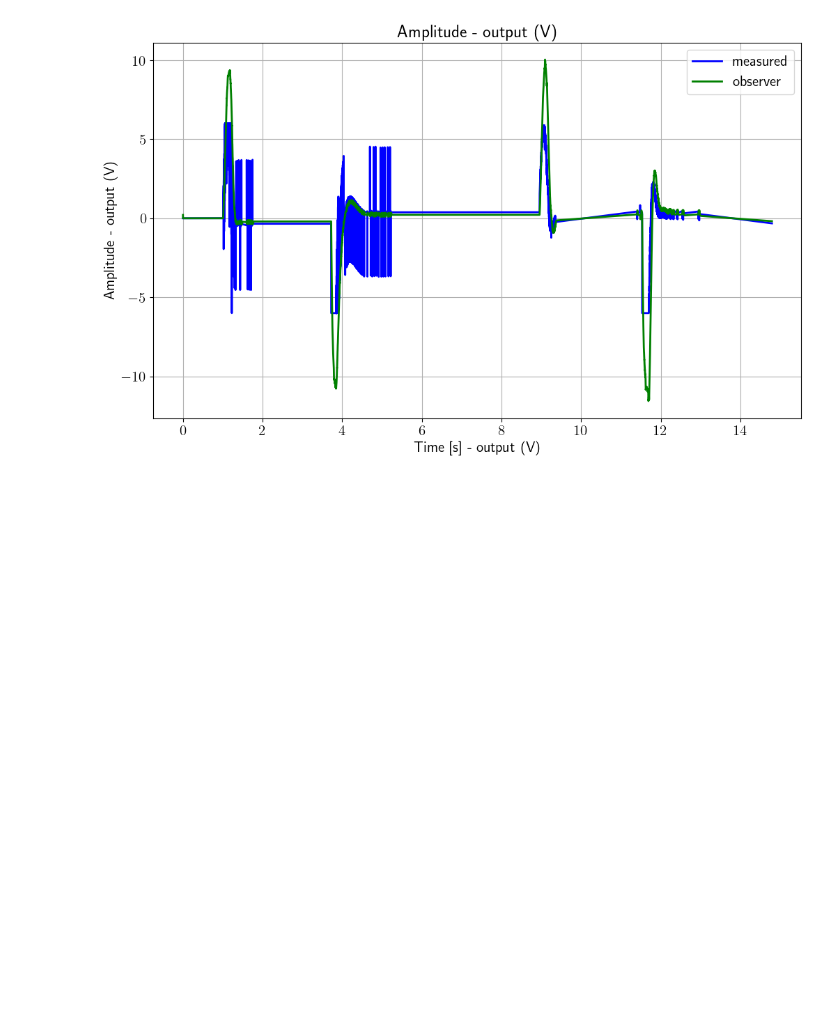
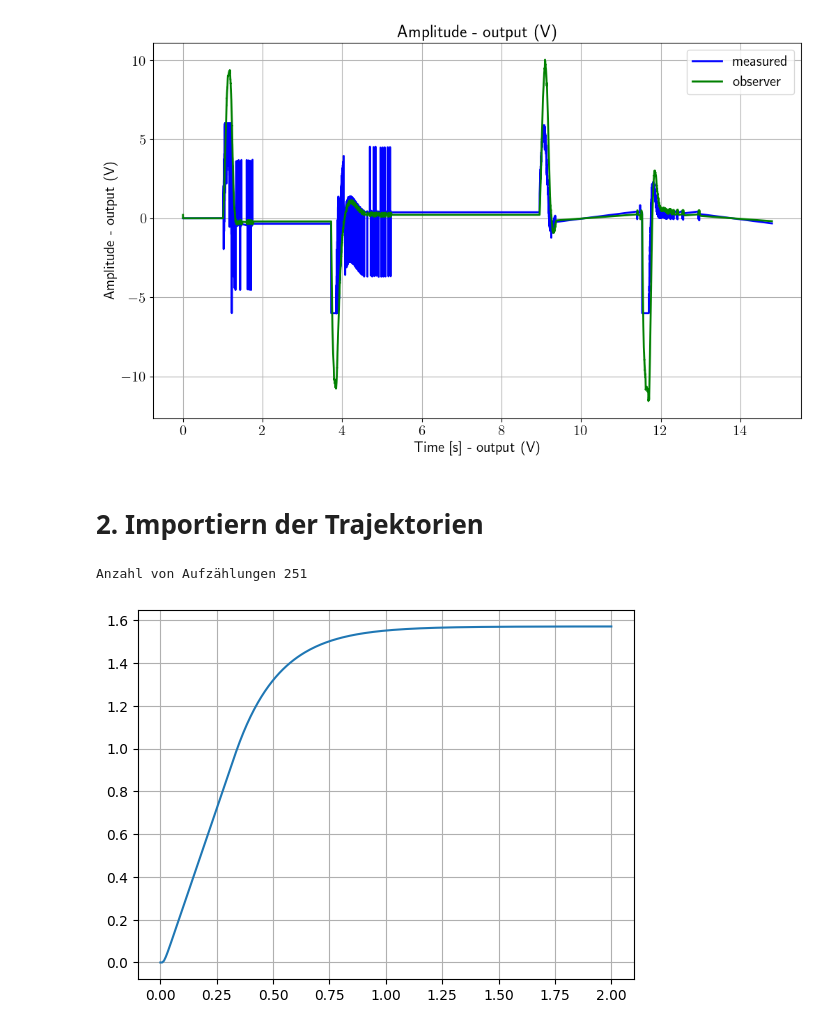
Before and after one commit to StefanKauf/OClab, a Jupyter notebook: 0_Messungen.ipynb, the cells around one changed output. Cells and saved outputs as stored; diff of their text form; code cells hidden in the pictures; blank space fills up the shorter version.

Commit message:
add import Trajektorien

```diff
--- a/0_Messungen.ipynb
+++ b/0_Messungen.ipynb
@@ -81,3 +82,54 @@ plt.legend(loc = 'best')
 plt.show()
 # %% [output]
 [figure]
+# %% [markdown]
+# 2. Importiern der Trajektorien
+# %%
+with open("1_Daten/20230514__184823_Quad.txt", "r") as file:
+    content = file.read()
+
+start_index = content.index("[") + 1
+end_index = content.index("]")
+N = int(content[start_index:end_index])
+print('Anzahl von Aufzählungen',N)
+
+phi_1_ref   = [0.0] * N
+omega_1_ref = [0.0] * N
+i_ref = [0.0] * N
+u_ref = [0.0] * N
+
+index = 0
+index2= 0
+index3= 0
+index4= 0
+# Extract values from text
+lines = content.split("\n")[8:]
+for line in lines:
+    if "phi_1_ref[" in line and index <N-1:
+        index = int(line.split("[")[1].split("]")[0])
+        value = float(line.split("=")[1].strip().rstrip(";"))
+        phi_1_ref[index] = value
+
+    if "omega_1_ref[" in line and index2 <N-1:
+        index2 = int(line.split("[")[1].split("]")[0])
+        value = float(line.split("=")[1].strip().rstrip(";"))
+        omega_1_ref[index2] = value
+
+    if "i_ref[" in line and index3 <N-1:
+        index3 = int(line.split("[")[1].split("]")[0])
+        value = float(line.split("=")[1].strip().rstrip(";"))
+        omega_1_ref[index3] = value
+
+    if "u_ref[" in line and index4 <N-1:
+        index4 = int(line.split("[")[1].split("]")[0])
+        value = float(line.split("=")[1].strip().rstrip(";"))
+        u_ref[index4] = value
+# %% [output]
+Anzahl von Aufzählungen 251
+# %%
+Tend = 2                      # Zeithorizont [s]
+t = np.linspace(0,Tend,N,endpoint=True)
+plt.plot(t,phi_1_ref)
+plt.grid()
+# %% [output]
+[figure, added]
```
Also changed, not shown: parts of 1 cell of this notebook.
